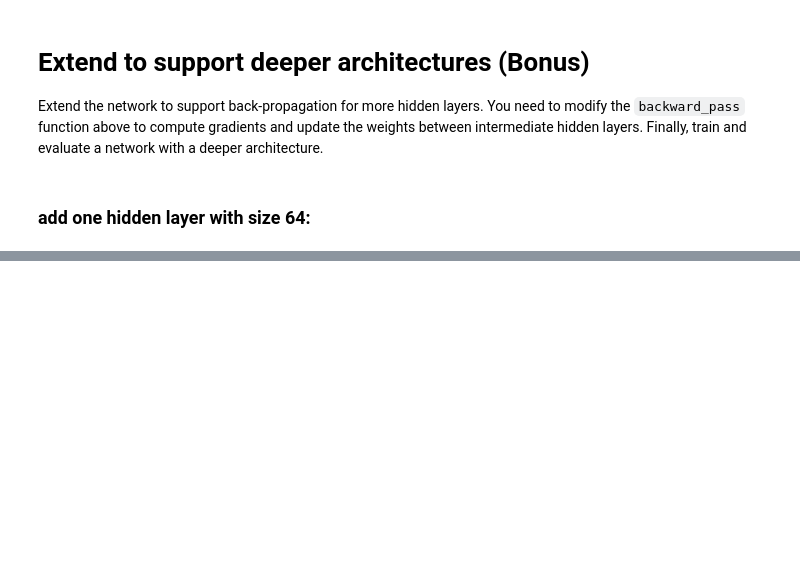
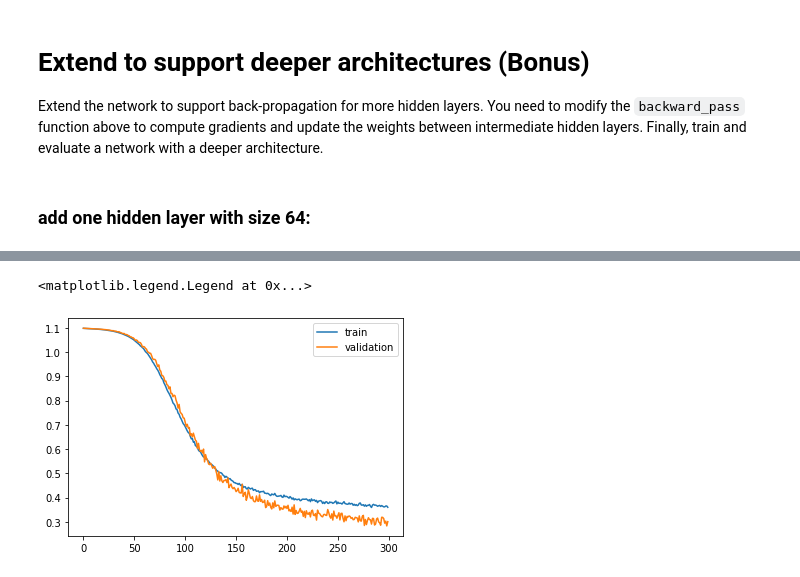
Before and after one commit to SnowYJ/Data-Analytics, a Jupyter notebook: assignment/term2_NLP_assignment2.ipynb, the cells around one changed output, grey strips where cells are left out. Saved outputs shown, nothing was run; the diff lists cells and outputs as text; code cells hidden in the pictures; blank space fills up the shorter version.

```diff
--- a/assignment/term2_NLP_assignment2.ipynb
+++ b/assignment/term2_NLP_assignment2.ipynb
@@ -1028,3 +1030,13 @@ Epoch:  299 | Training loss:  0.36466296428173983 | Validation loss:  0.30675972
+# %%
+epochs = [i for i in range(len(loss_tr))]
+
+plt.figure()
+plt.plot(epochs, loss_tr, label="train")
+plt.plot(epochs, dev_loss, label="validation")
+plt.legend()
+# %% [output]
+<matplotlib.legend.Legend at 0x...>
+[figure, added]
 # %%
 Y_te = test_y
 preds_te = [np.argmax(forward_pass(x, W, dropout_rate=0.0)['y']) for x,y in zip(X_te,Y_te)]
```
Also changed, not shown: parts of 20 cells of this notebook, 1 other file.
